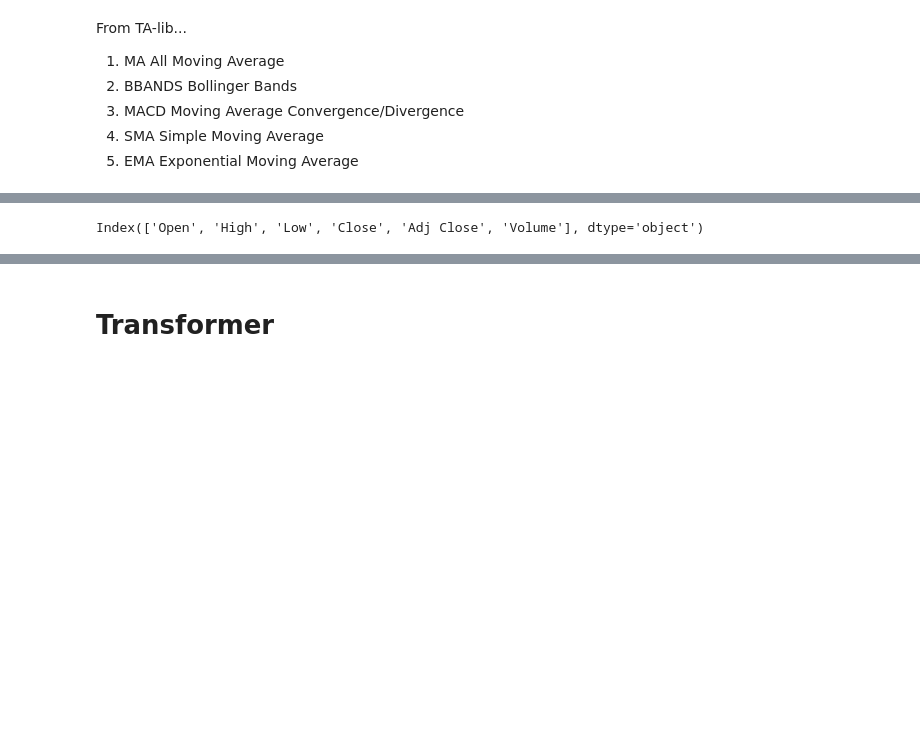
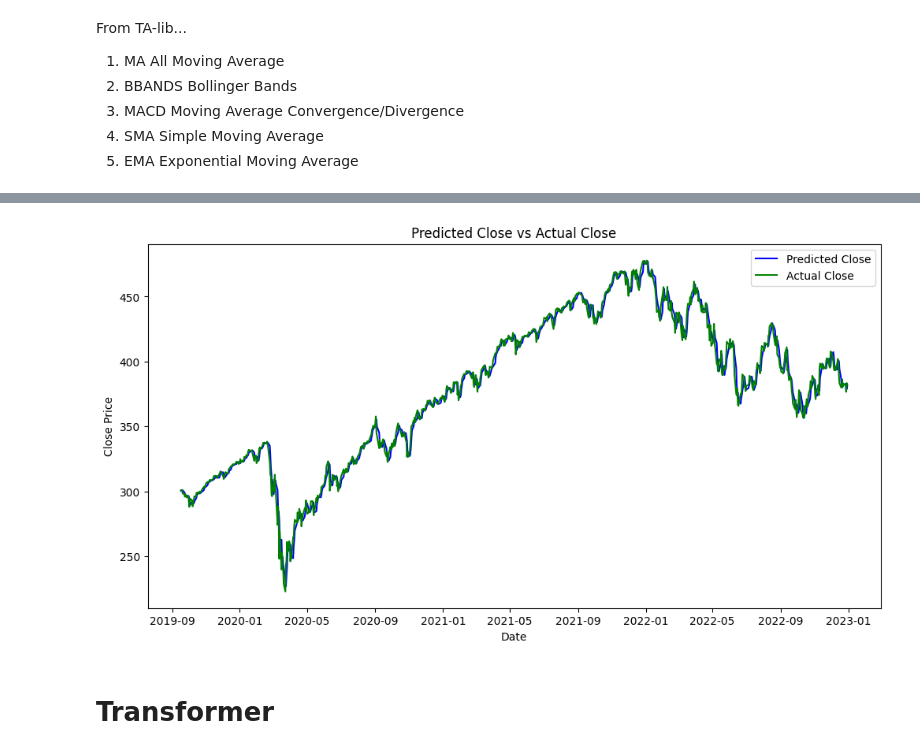
Before and after one commit to yunmokoo/SPY-Forecast_MARS_LSTM, a Jupyter notebook: SPY.ipynb, the cells around one changed output, grey strips where cells are left out. Cells and saved outputs as stored; diff of their text form; code cells hidden in the pictures; blank space fills up the shorter version.

```diff
--- a/SPY.ipynb
+++ b/SPY.ipynb
@@ -156,4 +62,64 @@ ValueError: ignored
-# %%
-df.columns
-# %% [output]
-Index(['Open', 'High', 'Low', 'Close', 'Adj Close', 'Volume'], dtype='object')
+# %%
+data_SPY = yf.download("SPY", start="2001-01-01", end="2023-01-01")
+df = pd.DataFrame(data_SPY)
+
+# Step 4: Separate the data into features (input) and target (output)
+features = df[['Open', 'High', 'Low', 'Adj Close', 'Volume']].values
+target = df[['Close']].values
+
+# Step 5: Data normalization using MinMaxScaler
+scaler = MinMaxScaler(feature_range=(0, 1))
+features_scaled = scaler.fit_transform(features)
+target_scaled = scaler.fit_transform(target)
+
+# Step 6: Define a function to create sequences for LSTM
+def create_sequences(data, seq_length):
+    X, y = [], []
+    for i in range(len(data) - seq_length):
+        X.append(data[i:i+seq_length])
+        y.append(data[i+seq_length])
+    return np.array(X), np.array(y)
+
+sequence_length = 10  # You can adjust this value as needed
+X, y = create_sequences(target_scaled, sequence_length)
+
+# Step 7: Split the data into train, test, and cross-validation sets
+train_size = int(0.7 * len(X))
+val_size = int(0.15 * len(X))
+test_size = len(X) - train_size - val_size
+
+X_train = X[:train_size]
+y_train = y[:train_size]
+X_val = X[train_size:train_size+val_size]
+y_val = y[train_size:train_size+val_size]
+X_test = X[-test_size:]
+y_test = y[-test_size:]
+
+# Step 8: Define and compile the LSTM model
+model = Sequential()
+model.add(LSTM(50, input_shape=(sequence_length, 1)))
+model.add(Dense(1))
+model.compile(optimizer='adam', loss='mse')
+
+# Step 9: Reshape the input data to fit the LSTM model
+X_train = X_train.reshape((X_train.shape[0], X_train.shape[1], 1))
+X_val = X_val.reshape((X_val.shape[0], X_val.shape[1], 1))
+X_test = X_test.reshape((X_test.shape[0], X_test.shape[1], 1))
+
+# Step 10: Train the model
+history = model.fit(X_train, y_train, epochs=50, batch_size=32, validation_data=(X_val, y_val), verbose=1)
+
+predicted_scaled = model.predict(X_test)
+predicted_close = scaler.inverse_transform(predicted_scaled)
+actual_close = scaler.inverse_transform(y_test)
+
+# Step 12: Plot the predicted and actual close values
+plt.figure(figsize=(12, 6))
+plt.plot(df.index[-len(predicted_close):], predicted_close, label='Predicted Close', color='b')
+plt.plot(df.index[-len(predicted_close):], actual_close, label='Actual Close', color='g')
+plt.xlabel('Date')
+plt.ylabel('Close Price')
+plt.title('Predicted Close vs Actual Close')
+plt.legend()
+plt.show()
+# %% [output]
@@ -160,3 +143,4 @@ Index(['Open', 'High', 'Low', 'Close', 'Adj Close', 'Volume'], dtype='object')
+[figure, added]
 # %% [markdown]
 # Transformer
 # %%
```
Also changed, not shown: parts of 7 cells of this notebook.
